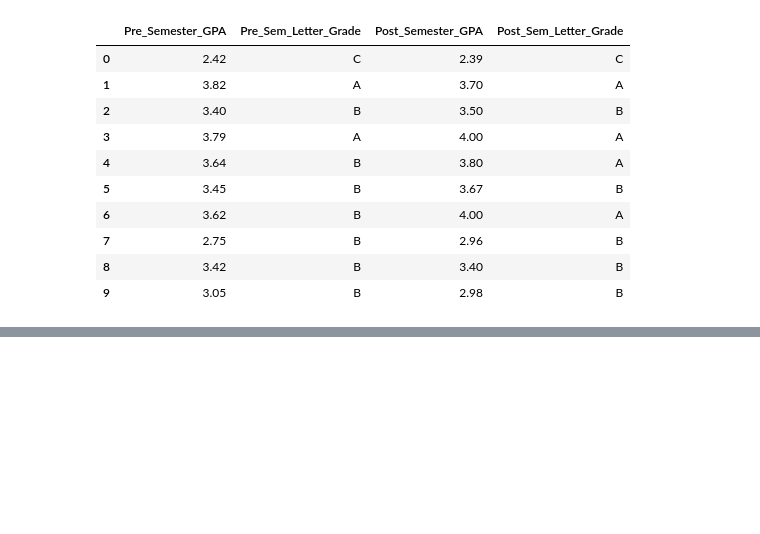
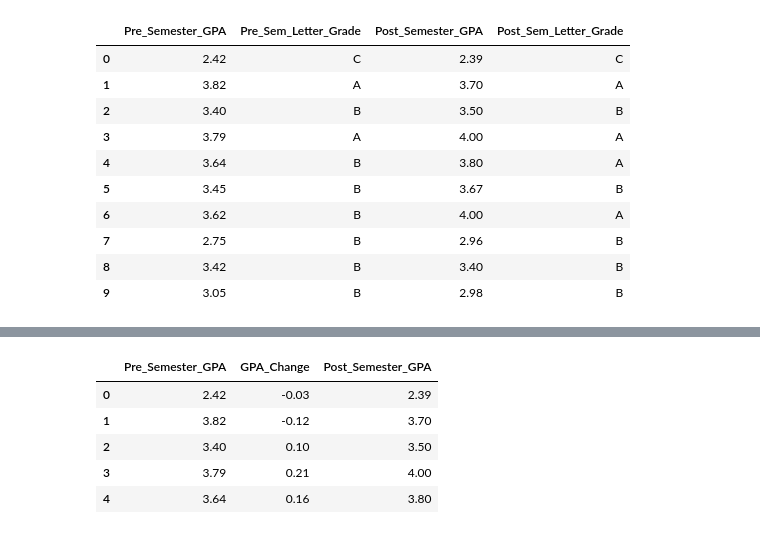
Before and after one commit to M3rkvry/gen_ai_student_impact_prj, a Jupyter notebook: analysis.ipynb, the cells around one changed output, grey strips where cells are left out. Cells and saved outputs as stored; diff of their text form; code cells hidden in the pictures; blank space fills up the shorter version.

```diff
--- a/analysis.ipynb
+++ b/analysis.ipynb
@@ -212,3 +212,15 @@ data[['Weekly_GenAI_Hours','AI_Usage', 'Traditional_Study_Hours', 'Study_Time']]
 | 7 | 5.33 | Low | 18.45 | Moderate |
 | 8 | 2.00 | Low | 2.87 | Low |
 | 9 | 19.99 | Moderate | 12.49 | Low |
+# %%
+#calculate the change in GPA
+data['GPA_Change'] = data['Post_Semester_GPA'] - data['Pre_Semester_GPA']
+
+data[[ 'Pre_Semester_GPA','GPA_Change', 'Post_Semester_GPA']].head()
+# %% [output]
+|  | Pre_Semester_GPA | GPA_Change | Post_Semester_GPA |
+| 0 | 2.42 | -0.03 | 2.39 |
+| 1 | 3.82 | -0.12 | 3.70 |
+| 2 | 3.40 | 0.10 | 3.50 |
+| 3 | 3.79 | 0.21 | 4.00 |
+| 4 | 3.64 | 0.16 | 3.80 |
```
Also changed, not shown: parts of 4 cells of this notebook, 1 other file.
